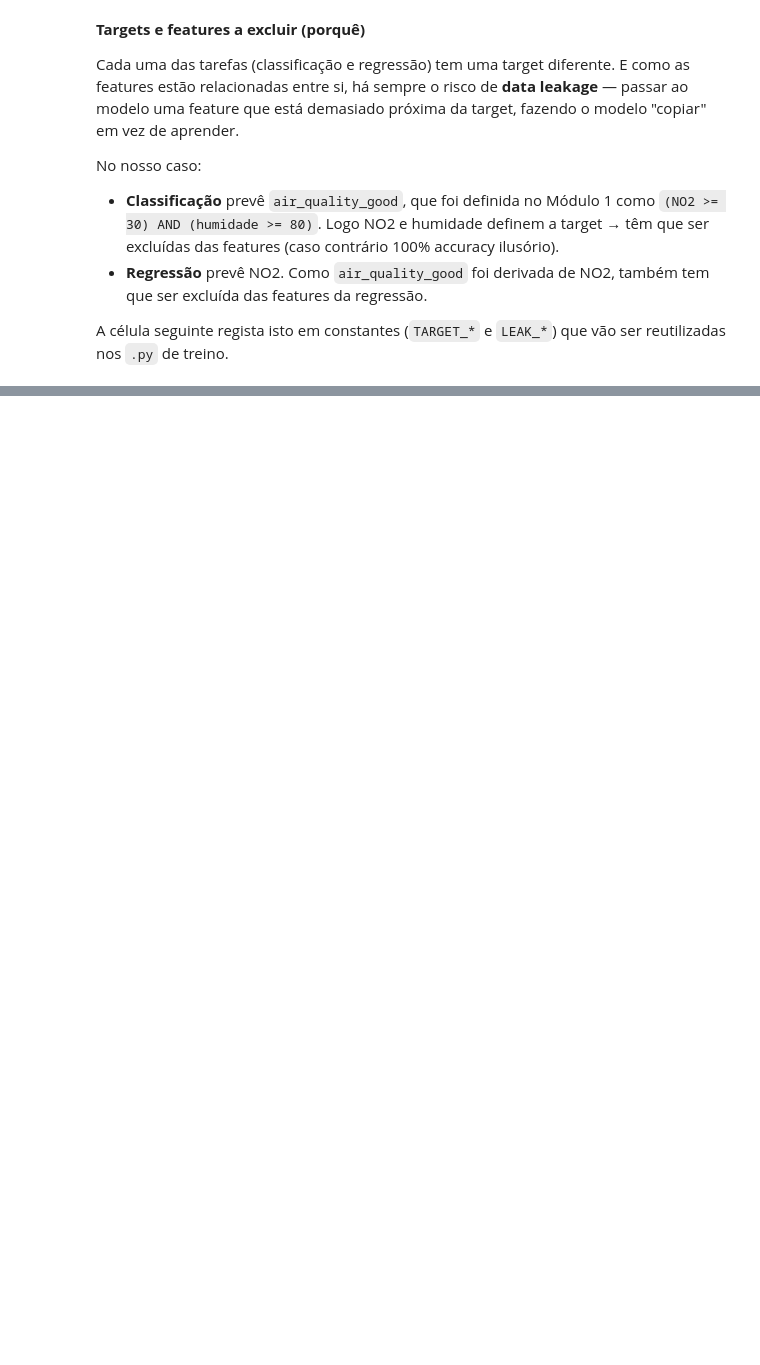
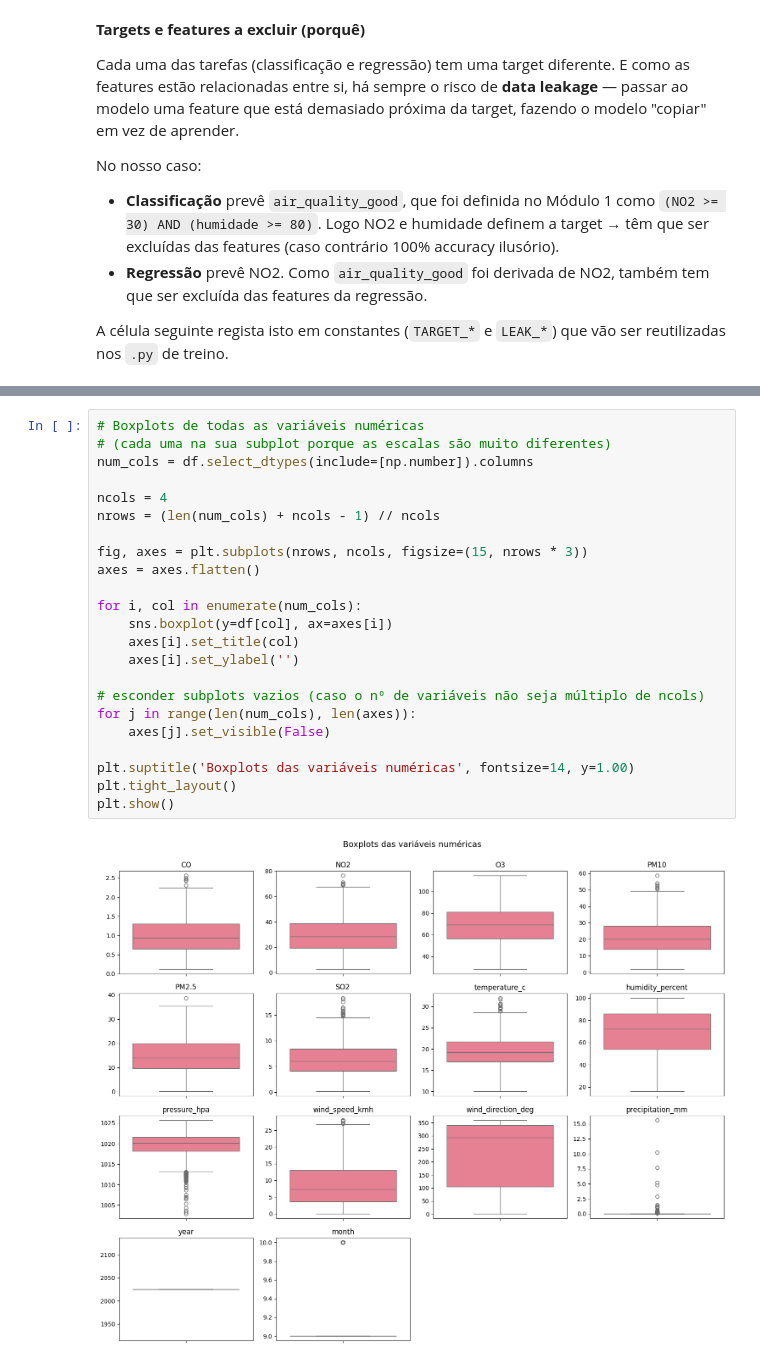
Before and after one commit to FederEx18/IIA_Project, a Jupyter notebook: Module_2/eda.ipynb, the cells around one changed output, grey strips where cells are left out. Drawn from its saved outputs; the diff is of its cells as text; blank space fills up the shorter version.

```diff
--- a/Module_2/eda.ipynb
+++ b/Module_2/eda.ipynb
@@ -82,0 +141,25 @@ df.head()
+# %%
+# Boxplots de todas as variáveis numéricas
+# (cada uma na sua subplot porque as escalas são muito diferentes)
+num_cols = df.select_dtypes(include=[np.number]).columns
+
+ncols = 4
+nrows = (len(num_cols) + ncols - 1) // ncols
+
+fig, axes = plt.subplots(nrows, ncols, figsize=(15, nrows * 3))
+axes = axes.flatten()
+
+for i, col in enumerate(num_cols):
+    sns.boxplot(y=df[col], ax=axes[i])
+    axes[i].set_title(col)
+    axes[i].set_ylabel('')
+
+# esconder subplots vazios (caso o nº de variáveis não seja múltiplo de ncols)
+for j in range(len(num_cols), len(axes)):
+    axes[j].set_visible(False)
+
+plt.suptitle('Boxplots das variáveis numéricas', fontsize=14, y=1.00)
+plt.tight_layout()
+plt.show()
+# %% [output]
+[figure, added]
```
Also changed, not shown: parts of 22 cells of this notebook, 14 other files.
